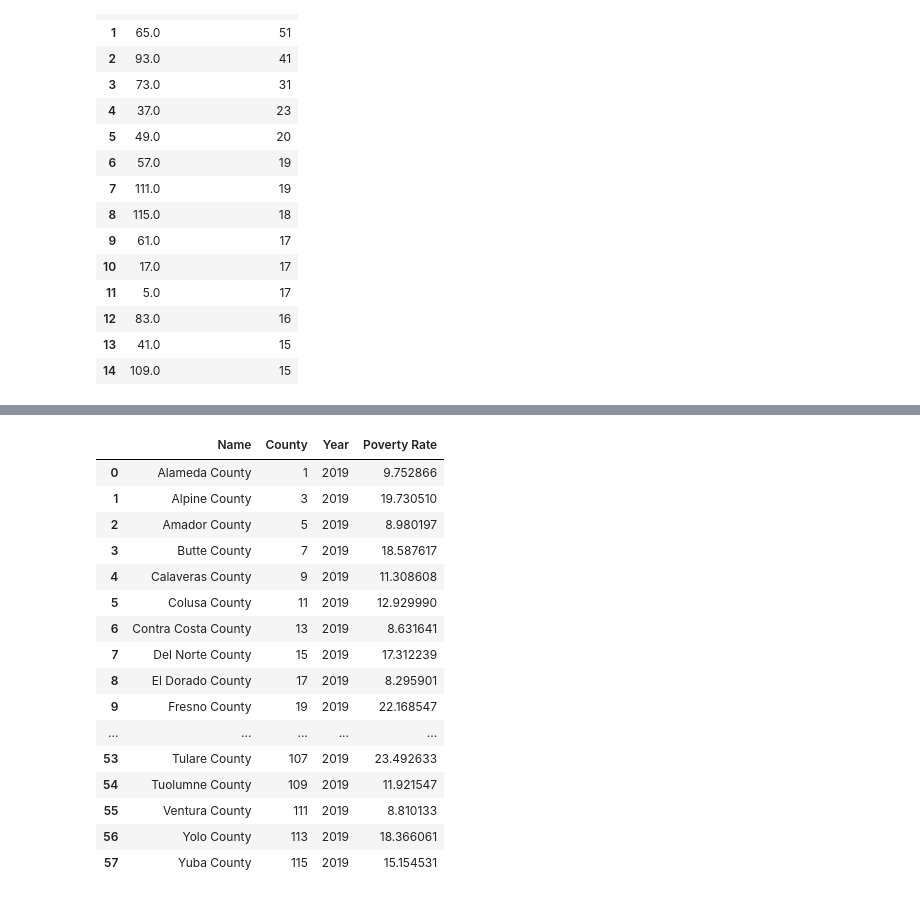
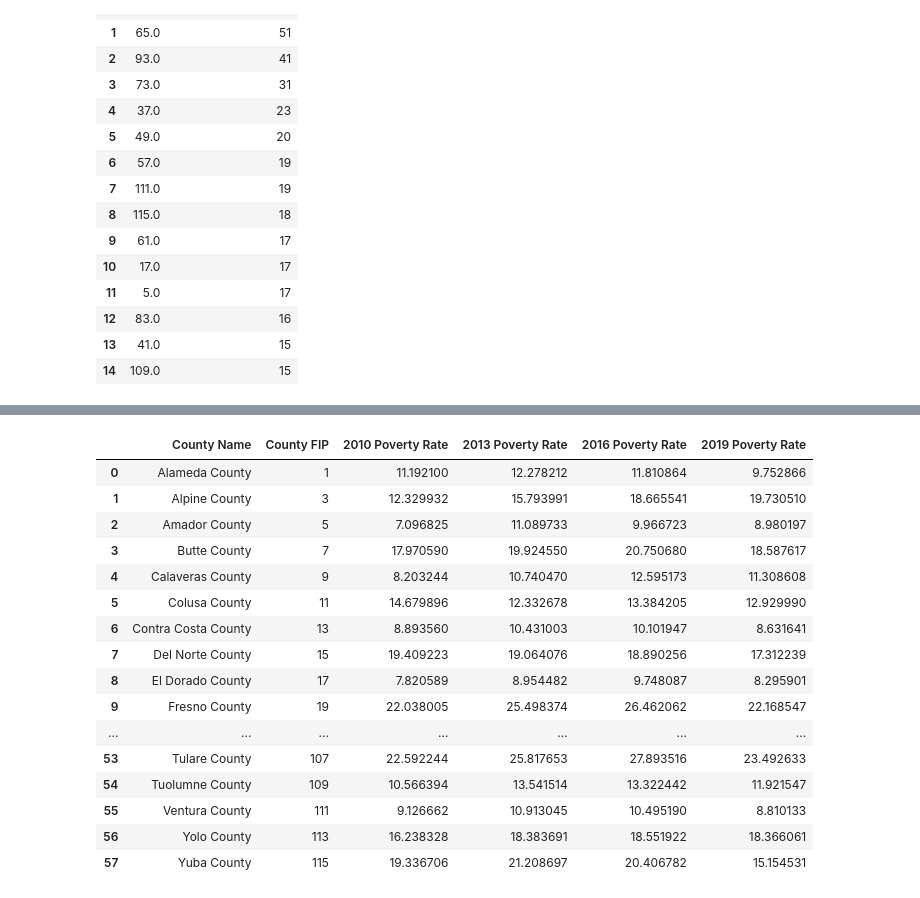
Before and after one commit to jacobdv/extreme-weather, a Jupyter notebook: Comparing income level (poverty level) to economic impact of wildfires.ipynb, the cells around one changed output, grey strips where cells are left out. Cells and saved outputs as stored; diff of their text form; code cells hidden in the pictures.

```diff
--- a/Comparing income level (poverty level) to economic impact of wildfires.ipynb
+++ b/Comparing income level (poverty level) to economic impact of wildfires.ipynb
@@ -179,25 +163,35 @@ census_df_2019.drop(["Population", "Poverty Count"], axis=1)
 # %%
-
-census_df_2010 = census_df_2010[["Name", "County", "Year", "Poverty Rate"]]
-census_df_2013 = census_df_2013[["Name", "County", "Year", "Poverty Rate"]]
-census_df_2016 = census_df_2016[["Name", "County", "Year", "Poverty Rate"]]
-census_df_2019 = census_df_2019[["Name", "County", "Year", "Poverty Rate"]]
-census_df_2019
+#Reorganizing columns
+census_df_2010 = census_df_2010[["Name", "County", "2010 Poverty Rate"]]
+census_df_2013 = census_df_2013[["Name", "County", "2013 Poverty Rate"]]
+census_df_2016 = census_df_2016[["Name", "County", "2016 Poverty Rate"]]
+census_df_2019 = census_df_2019[["Name", "County", "2019 Poverty Rate"]]
-# %% [output]
-|  | Name | County | Year | Poverty Rate |
-| 0 | Alameda County | 1 | 2019 | 9.752866 |
-| 1 | Alpine County | 3 | 2019 | 19.730510 |
-| 2 | Amador County | 5 | 2019 | 8.980197 |
-| 3 | Butte County | 7 | 2019 | 18.587617 |
-| 4 | Calaveras County | 9 | 2019 | 11.308608 |
-| 5 | Colusa County | 11 | 2019 | 12.929990 |
-| 6 | Contra Costa County | 13 | 2019 | 8.631641 |
-| 7 | Del Norte County | 15 | 2019 | 17.312239 |
-| 8 | El Dorado County | 17 | 2019 | 8.295901 |
-| 9 | Fresno County | 19 | 2019 | 22.168547 |
-| ... | ... | ... | ... | ... |
-| 53 | Tulare County | 107 | 2019 | 23.492633 |
-| 54 | Tuolumne County | 109 | 2019 | 11.921547 |
-| 55 | Ventura County | 111 | 2019 | 8.810133 |
-| 56 | Yolo County | 113 | 2019 | 18.366061 |
-| 57 | Yuba County | 115 | 2019 | 15.154531 |
+# %%
+#Merging census dataframes, dropping repeat names, reorganizing
+pt1_census_df = pd.merge(census_df_2010, census_df_2013, on="County", how="left")
+pt1_census_df.drop(["Name_y"], axis=1, inplace=True)
+pt2_census_df = pd.merge(pt1_census_df, census_df_2016, on="County", how="left")
+pt2_census_df.drop(["Name_x"], axis=1, inplace=True)
+census_df = pd.merge(pt2_census_df, census_df_2019, on="County", how="left")
+census_df.drop(["Name_x"], axis=1, inplace=True)
+census_df = census_df[["Name_y", "County", "2010 Poverty Rate", "2013 Poverty Rate", "2016 Poverty Rate", "2019 Poverty Rate"]]
+census_df.rename(columns = {"Name_y" : "County Name", "County" : "County FIP"}, inplace=True)
+census_df
+# %% [output]
+|  | County Name | County FIP | 2010 Poverty Rate | 2013 Poverty Rate | 2016 Poverty Rate | 2019 Poverty Rate |
+| 0 | Alameda County | 1 | 11.192100 | 12.278212 | 11.810864 | 9.752866 |
+| 1 | Alpine County | 3 | 12.329932 | 15.793991 | 18.665541 | 19.730510 |
+| 2 | Amador County | 5 | 7.096825 | 11.089733 | 9.966723 | 8.980197 |
+| 3 | Butte County | 7 | 17.970590 | 19.924550 | 20.750680 | 18.587617 |
+| 4 | Calaveras County | 9 | 8.203244 | 10.740470 | 12.595173 | 11.308608 |
+| 5 | Colusa County | 11 | 14.679896 | 12.332678 | 13.384205 | 12.929990 |
+| 6 | Contra Costa County | 13 | 8.893560 | 10.431003 | 10.101947 | 8.631641 |
+| 7 | Del Norte County | 15 | 19.409223 | 19.064076 | 18.890256 | 17.312239 |
+| 8 | El Dorado County | 17 | 7.820589 | 8.954482 | 9.748087 | 8.295901 |
+| 9 | Fresno County | 19 | 22.038005 | 25.498374 | 26.462062 | 22.168547 |
+| ... | ... | ... | ... | ... | ... | ... |
+| 53 | Tulare County | 107 | 22.592244 | 25.817653 | 27.893516 | 23.492633 |
+| 54 | Tuolumne County | 109 | 10.566394 | 13.541514 | 13.322442 | 11.921547 |
+| 55 | Ventura County | 111 | 9.126662 | 10.913045 | 10.495190 | 8.810133 |
+| 56 | Yolo County | 113 | 16.238328 | 18.383691 | 18.551922 | 18.366061 |
+| 57 | Yuba County | 115 | 19.336706 | 21.208697 | 20.406782 | 15.154531 |
```
Also changed, not shown: parts of 20 cells of this notebook.
